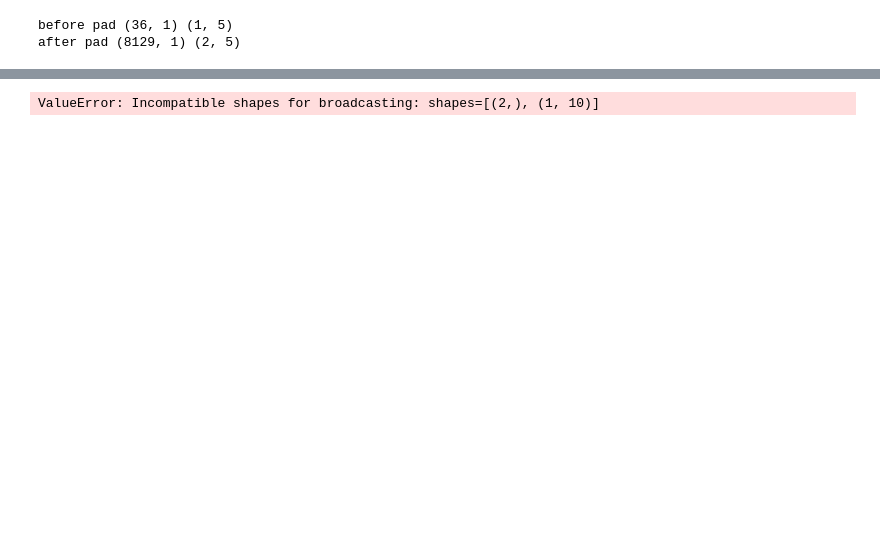
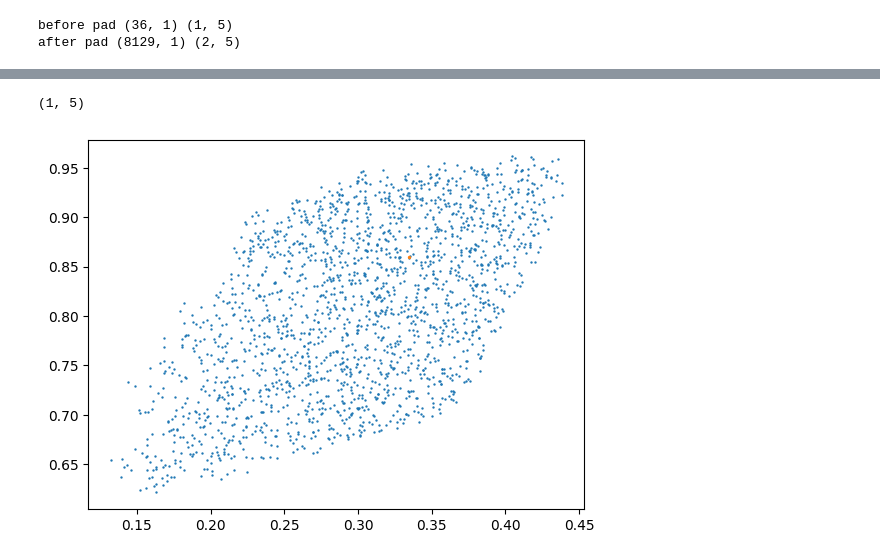
Before and after one commit to homerjed/mnist_graph_net, a Jupyter notebook: gnn_moments.ipynb, the cells around one changed output, grey strips where cells are left out. Drawn from its saved outputs; the diff is of its cells as text; code cells hidden in the pictures; blank space fills up the shorter version.

```diff
--- a/gnn_moments.ipynb
+++ b/gnn_moments.ipynb
@@ -610,47 +566,11 @@ TypeError: Cannot concatenate arrays with different numbers of dimensions: got (
-# %%
-c, n = 0, 0
-total_accuracy = 0.
-for _ in range(len(dataset)):
-
-    x = dataset_processed[_]["input_graph"]
-    label = dataset_processed[_]["target"]
-    #x = pad_graph_to_nearest_power_of_two(x)
-    x = pad_graph_to_value(x, PAD_VALUE)
-    # label = jnp.concatenate([label, jnp.array([0])])
-
-    y_ = net.apply(params, x)
-    mask = jraph.get_graph_padding_mask(y_)
-
-    accuracy = jnp.sum(
-        (jnp.argmax(y_.globals, axis=1) == label) * mask) / jnp.sum(mask)
-    print(f"{jnp.argmax(y_.globals, axis=1)[0]} {int(dataset[_]['target'])}")
-
-    total_accuracy += accuracy
-
-    total_accuracy /= _
-    print(f"ACCURACY = {total_accuracy:.2f}%")
-
-    # Try rotating the graph to test invariance of classification
-    print("TESTING ROTATION INVARIANCE.")
-    key = jr.PRNGKey(1294)
-    n_test = 10
-    ix = jr.randint(key, shape=(n_test,), minval=0, maxval=n_test)
-    dataset = get_rotated_mnist_graphs(
-    X[ix], Y[ix], n_graphs=n_test, r_link=R_LINK, plot=True)
-
-    for i in range(n_test):
-        x, y = dataset_processed[i]["input_graph"], dataset_processed[i]["target"]
-        x = pad_graph_to_value(x, PAD_VALUE)
-        # label = jnp.concatenate([y, jnp.array([0])])
-
-        y_ = net.apply(params, x)
-        mask = jraph.get_graph_padding_mask(y_)
-
-        # accuracy = jnp.sum(
-        #     (jnp.argmax(y_.globals, axis=1) == y) * mask) / jnp.sum(mask)
-
-        # no mask, globals stay same size always?
-        accuracy = jnp.sum(jnp.argmax(y_.globals, axis=1) == y)
-        print(f"{jnp.argmax(y_.globals, axis=1)[0]} {int(dataset[i]['target'])}")
-# %% [output]
-ValueError: Incompatible shapes for broadcasting: shapes=[(2,), (1, 10)]
+# %%
+fiducial_preds.shape
+# %% [output]
+(1, 5)
+# %%
+plt.figure()
+plt.scatter(*pred_targets.T, s=0.5)
+plt.scatter(*fiducial_preds[:, target_idx].T, s=2.)
+plt.show()
+# %% [output]
+[figure, added]
```
Also changed, not shown: parts of 27 cells of this notebook, 1 other file.
